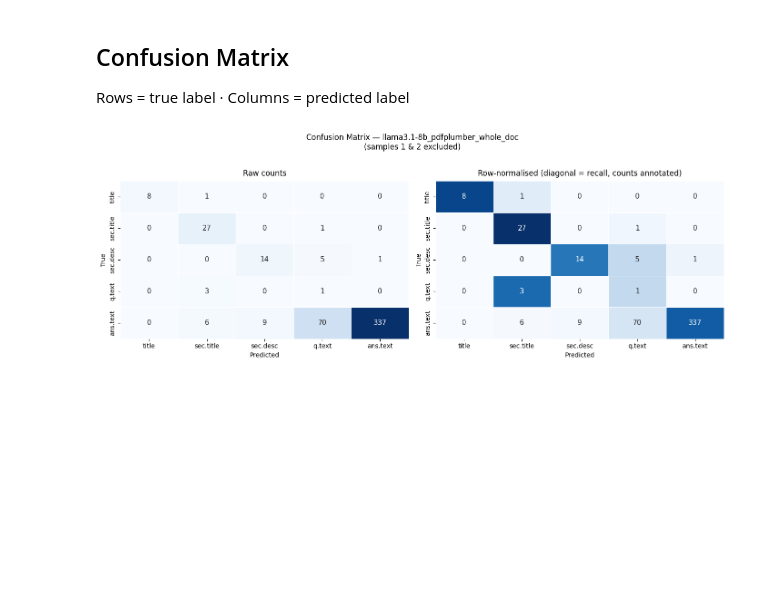
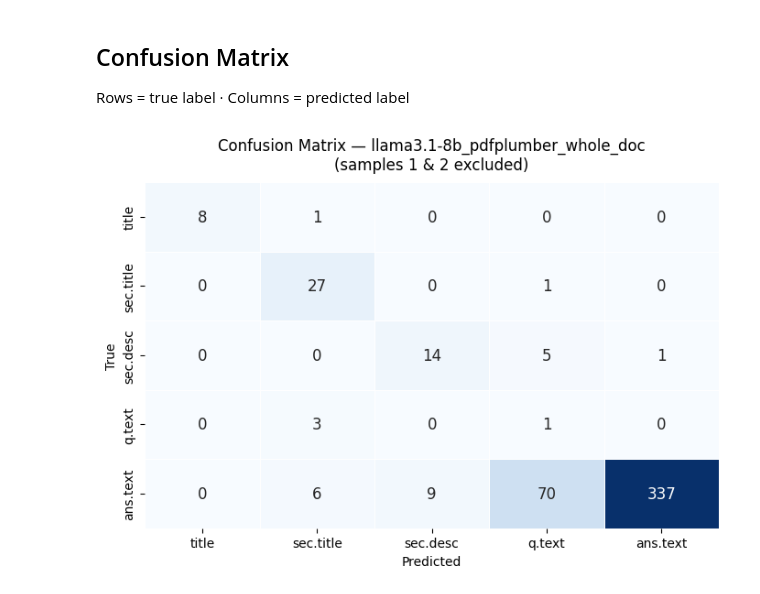
Before and after one commit to fairdataihub/dmpbridge, a Jupyter notebook: notebooks/004_llama3.1-8b.ipynb, the cells around one changed output. Saved outputs shown, nothing was run; the diff lists cells and outputs as text; code cells hidden in the pictures; blank space fills up the shorter version.

```diff
--- a/notebooks/004_llama3.1-8b.ipynb
+++ b/notebooks/004_llama3.1-8b.ipynb
@@ -69,27 +69,16 @@ answer.text                  99.7%     79.9%     88.7%       422
 ## Confusion Matrix
 Rows = true label · Columns = predicted label
 # %%
-mat   = confusion_matrix_df(conf).drop(columns=["missed"])
-mat_n = mat.div(mat.sum(axis=1).replace(0, 1), axis=0)   # row-normalised (recall)
+mat = confusion_matrix_df(conf).drop(columns=["missed"])
 
-fig, axes = plt.subplots(1, 2, figsize=(14, 5))
-
+fig, ax = plt.subplots(figsize=(7, 5))
 sns.heatmap(mat, annot=True, fmt="d", cmap="Blues",
             linewidths=0.5, linecolor="white",
-            ax=axes[0], cbar=False, annot_kws={"size": 11})
-axes[0].set_title("Raw counts", pad=8)
-axes[0].set_xlabel("Predicted")
-axes[0].set_ylabel("True")
-
-sns.heatmap(mat_n, annot=mat.values, fmt="d", cmap="Blues",
-            linewidths=0.5, linecolor="white",
-            ax=axes[1], cbar=False, annot_kws={"size": 11})
-axes[1].set_title("Row-normalised (diagonal = recall, counts annotated)", pad=8)
-axes[1].set_xlabel("Predicted")
-axes[1].set_ylabel("True")
-
-plt.suptitle(f"Confusion Matrix — {TAG}\n(samples 1 & 2 excluded)", fontsize=12, y=1.02)
+            ax=ax, cbar=False, annot_kws={"size": 12})
+ax.set_xlabel("Predicted")
+ax.set_ylabel("True")
+ax.set_title(f"Confusion Matrix — {TAG}\n(samples 1 & 2 excluded)", pad=10)
 plt.tight_layout()
 plt.show()
 # %% [output]
-[figure, old version]
+[figure, new version]
```
Also changed, not shown: 4 other files.
